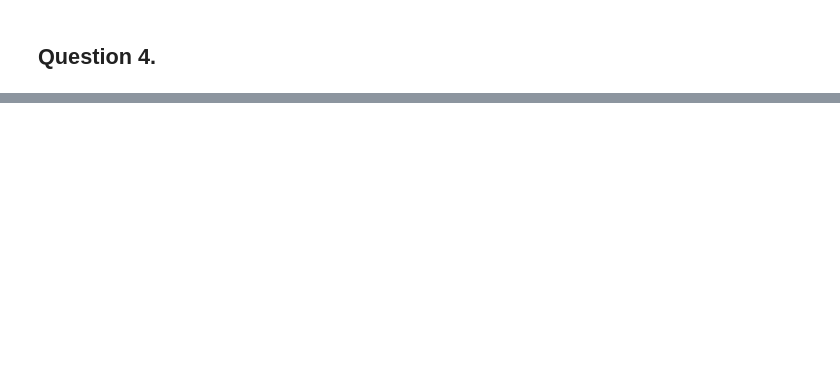
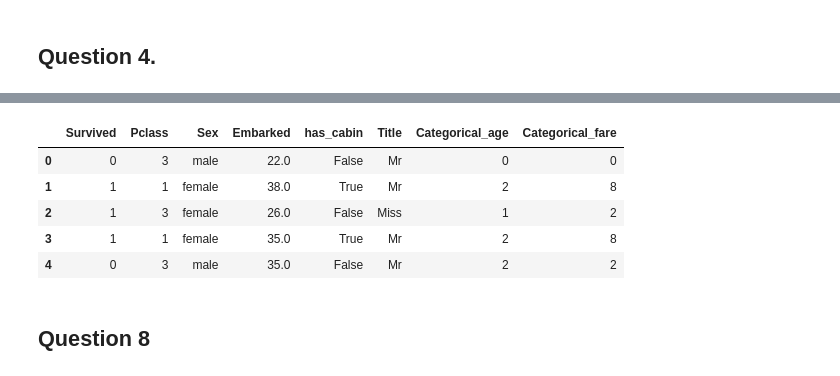
Before and after one commit to Akshay-Sehgal/Assignment, a Jupyter notebook: Assignment_9.ipynb, the cells around one changed output, grey strips where cells are left out. Cells and saved outputs as stored; diff of their text form; code cells hidden in the pictures; blank space fills up the shorter version.

```diff
--- a/Assignment_9.ipynb
+++ b/Assignment_9.ipynb
@@ -38,0 +170,13 @@ AttributeError: 'DataFrame' object has no attribute 'Cabin'
+# %%
+titanic=titanic.drop(['Cabin', 'Name', 'PassengerId', 'Ticket', 'Age', 'Fare', 'SibSp', 'Parch'], axis=1)
+# %%
+titanic.head()
+# %% [output]
+|  | Survived | Pclass | Sex | Embarked | has_cabin | Title | Categorical_age | Categorical_fare |
+| 0 | 0 | 3 | male | 22.0 | False | Mr | 0 | 0 |
+| 1 | 1 | 1 | female | 38.0 | True | Mr | 2 | 8 |
+| 2 | 1 | 3 | female | 26.0 | False | Miss | 1 | 2 |
+| 3 | 1 | 1 | female | 35.0 | True | Mr | 2 | 8 |
+| 4 | 0 | 3 | male | 35.0 | False | Mr | 2 | 2 |
+# %% [markdown]
+## Question 8
```
Also changed, not shown: parts of 37 cells of this notebook.
